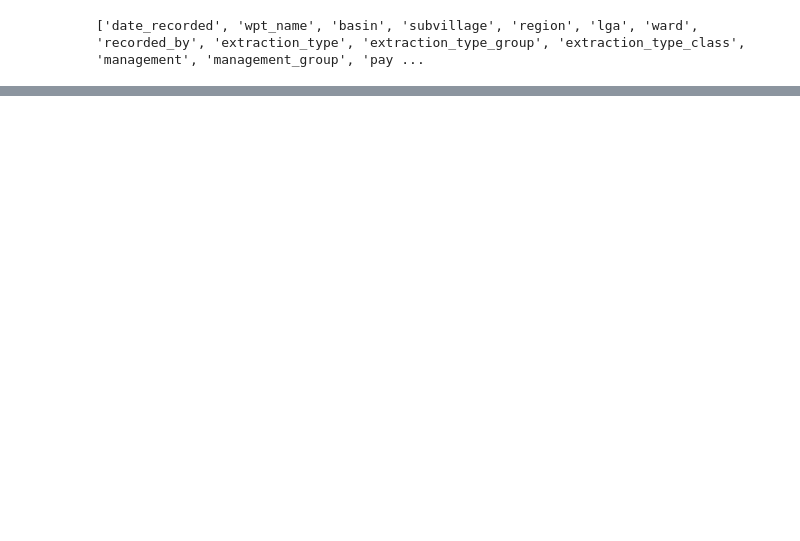
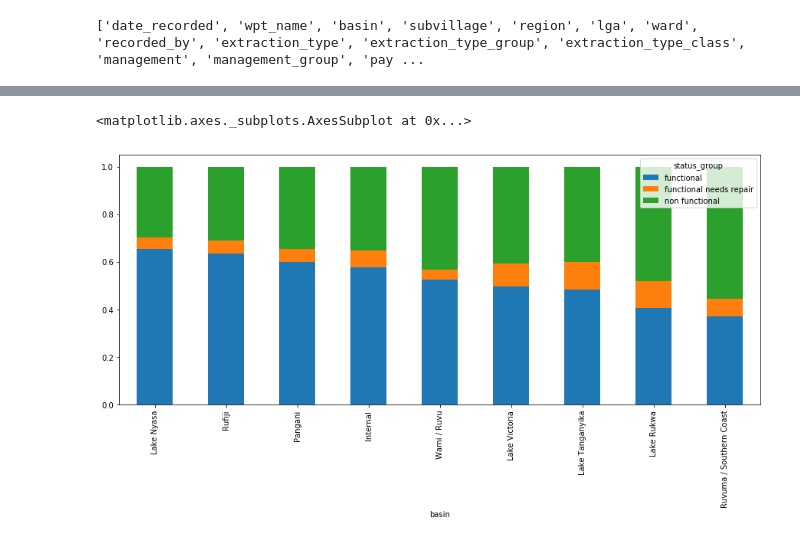
Before and after one commit to JohnErnestBonanno/WaterPump, a Jupyter notebook: Cleaning_WaterPump.ipynb, the cells around one changed output, grey strips where cells are left out. Drawn from its saved outputs; the diff is of its cells as text; code cells hidden in the pictures; blank space fills up the shorter version.

```diff
--- a/Cleaning_WaterPump.ipynb
+++ b/Cleaning_WaterPump.ipynb
@@ -109,6 +77,11 @@ Index(['funder', 'installer', 'public_meeting', 'scheme_management',
 train.drop(labels = columns2Drop, inplace=True, axis =1)
 test.drop(labels = columns2Drop, inplace=True, axis =1)
 trainTest.drop(labels = columns2Drop, inplace=True, axis =1)
+# %%
+#drop id from train, test, and master
+train.drop(labels = 'id', inplace=True, axis =1)
+test.drop(labels = 'id', inplace=True, axis =1)
+trainTest.drop(labels = 'id', inplace=True, axis =1)
 # %%
 train.isnull().sum()
 #subvillage is now the only thing missing data
@@ -330,2 +112,0 @@ def convert(x):
-# %%
-train['test'] = train['status_group'].apply(convert)
@@ -331,0 +139,7 @@ train['test'] = train['status_group'].apply(convert)
+# %%
+columns2drop2 = ['wpt_name','subvillage','lga','ward','recorded_by']
+# %%
+#dropping additional features
+train.drop(columns2drop2, inplace=True, axis =1)
+test.drop(columns2drop2, inplace=True, axis =1)
+trainTest.drop(columns2drop2, inplace=True, axis =1)
@@ -331,0 +262,9 @@ train['test'] = train['status_group'].apply(convert)
+# %%
+plt.rcParams['figure.figsize']=(15,6)
+
+train.groupby('basin').status_group.value_counts(
+    normalize = True).unstack().sort_values(['functional'],ascending=False).plot(
+    kind='bar',stacked = True)
+# %% [output]
+<matplotlib.axes._subplots.AxesSubplot at 0x...>
+[figure, added]
```
Also changed, not shown: parts of 50 cells of this notebook.
